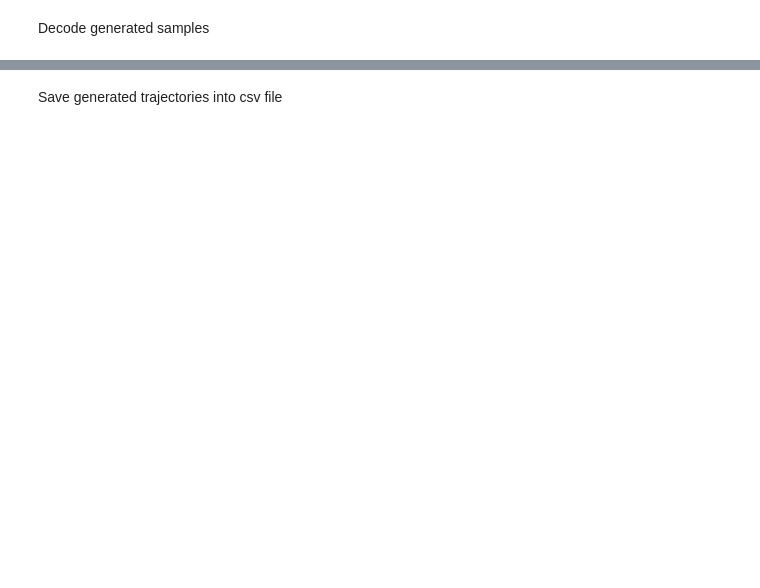
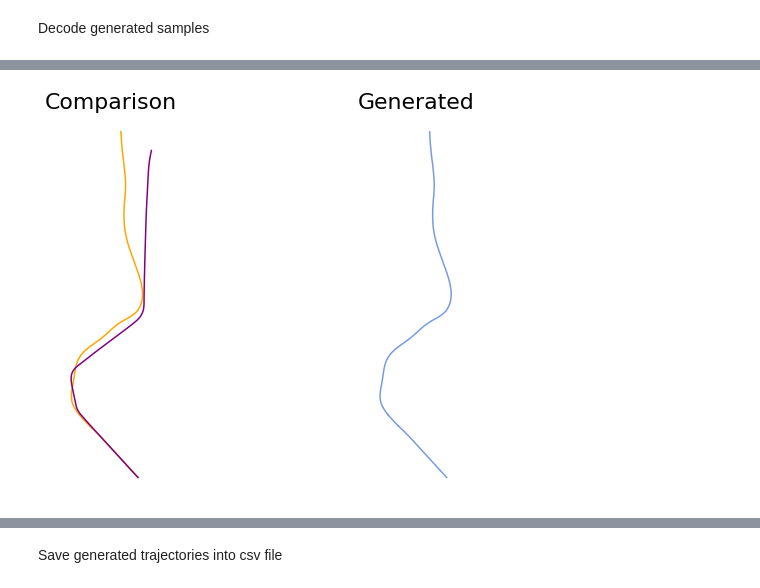
Before and after one commit to alafage/deep-traffic-generation, a Jupyter notebook: notebooks/vae.ipynb, the cells around one changed output, grey strips where cells are left out. Drawn from its saved outputs; the diff is of its cells as text; code cells hidden in the pictures; blank space fills up the shorter version.

```diff
--- a/notebooks/vae.ipynb
+++ b/notebooks/vae.ipynb
@@ -190,5 +204,6 @@ torch.Size([10, 200, 4])
 # %%
 data = originals.detach().numpy()
-data = data.reshape((-1, dataset.input_dim))
+# data = data.reshape((-1, dataset.input_dim))
+data = data.reshape((data.shape[0], -1))
 data = dataset.scaler.inverse_transform(data)
 # %%
@@ -211,6 +238,6 @@ AttributeError: Missing attribute "init_features"
 # %% [markdown]
 Decode generated samples
 # %%
-outputs = model.decoder(torch.Tensor(x_sim))
+outputs = model.decoder(torch.Tensor(x_sim), torch.Tensor([200]*n_samples))
 outputs = torch.transpose(outputs, 1, 2)
 outputs.size()
@@ -220,13 +250,14 @@ data = data.reshape((data.shape[0], -1))
 data = dataset.scaler.inverse_transform(data)
 # %%
 # add latitude longitude info
+# data = data.reshape((10, -1))
 data = np.concatenate((info, data), axis=1)
-builder = model.get_builder(data.shape[0])
+builder = model.get_builder(data.shape[0], 200)
 features = [
     "track" if "track" in f else f for f in model.hparams.features
 ]
 traffic_generated = traffic_from_data(
-    data, features, model.hparams.init_features, builder=builder
+    data, features, model.dataset_params["info_params"]["features"], builder=builder
 )
 
 if "track" not in traffic_generated.data.columns:
@@ -236,15 +281,17 @@ traffic_generated
 # %%
-flight_id = 1
+flight_id = 20
 generated = traffic_generated[str(flight_id)]
 original = traffic_original[str(flight_id)]
 
 with plt.style.context("traffic"):
     fig, ax = plt.subplots(1, 2, subplot_kw=dict(projection=EuroPP()))
     ax[0].set_title("Comparison")
     generated.plot(ax[0], c="orange", label="generated")
     original.plot(ax[0], c="purple", label="closest original")
     ax[1].set_title("Generated")
     generated.plot(ax[1])
 
     plt.show()
+# %% [output]
+[figure, added]
 # %%
```
Also changed, not shown: parts of 28 cells of this notebook, 49 other files.
